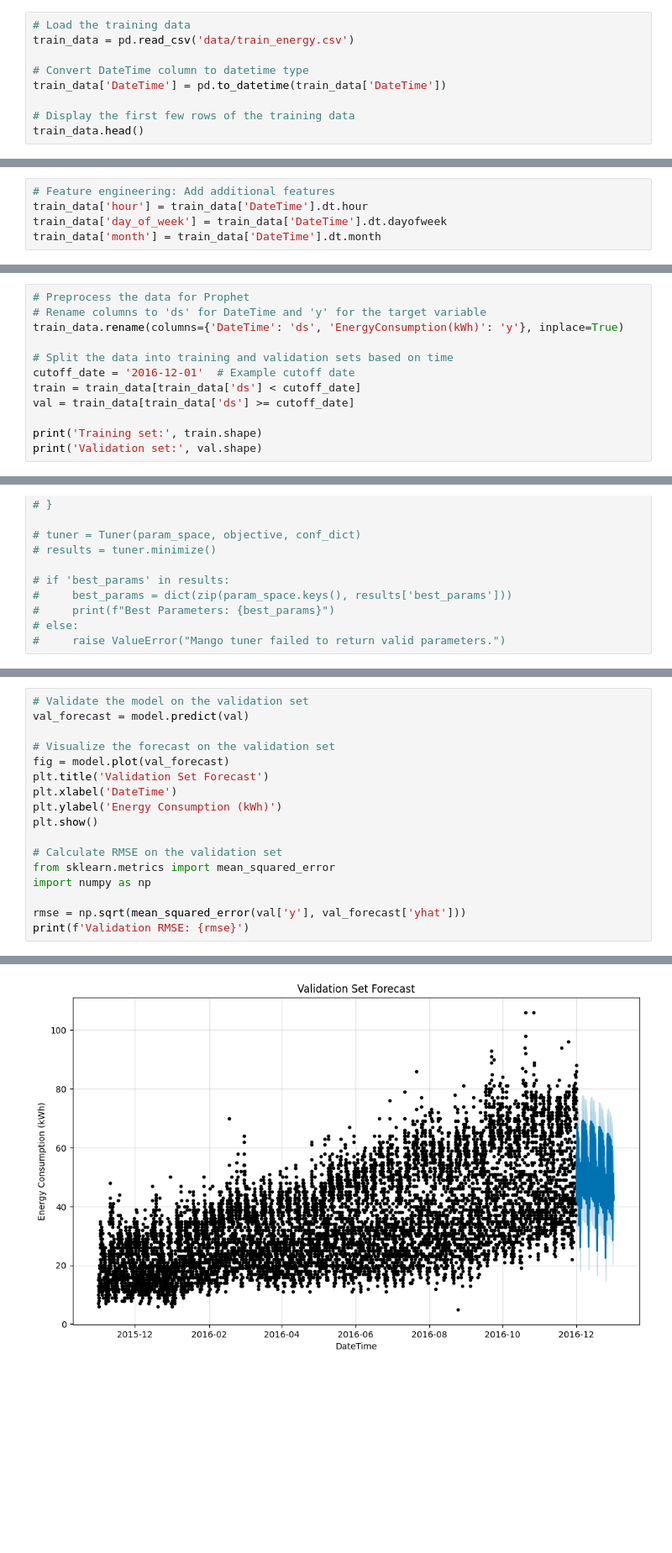
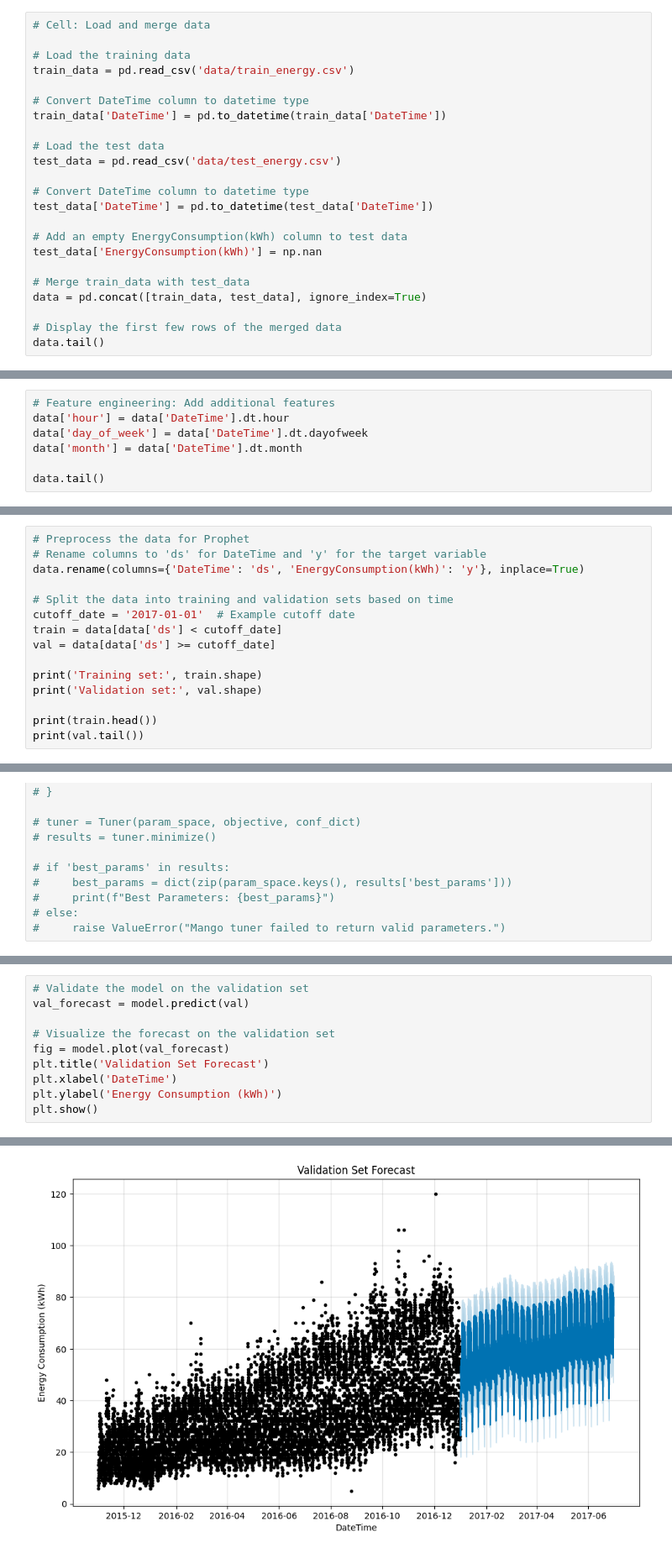
Before and after one commit to Adel2411/energy-consumption-prediction, a Jupyter notebook: prophet_model.ipynb, the cells around one changed output, grey strips where cells are left out. Shown at 84% size. Cells and saved outputs as stored; diff of their text form; blank space fills up the shorter version.

```diff
--- a/prophet_model.ipynb
+++ b/prophet_model.ipynb
@@ -8,13 +8,27 @@ from sklearn.metrics import mean_squared_error
 from mango import scheduler, Tuner
 from scipy.stats import uniform
 # %%
+# Cell: Load and merge data
+
 # Load the training data
 train_data = pd.read_csv('data/train_energy.csv')
 
 # Convert DateTime column to datetime type
 train_data['DateTime'] = pd.to_datetime(train_data['DateTime'])
 
-# Display the first few rows of the training data
-train_data.head()
+# Load the test data
+test_data = pd.read_csv('data/test_energy.csv')
+
+# Convert DateTime column to datetime type
+test_data['DateTime'] = pd.to_datetime(test_data['DateTime'])
+
+# Add an empty EnergyConsumption(kWh) column to test data
+test_data['EnergyConsumption(kWh)'] = np.nan
+
+# Merge train_data with test_data
+data = pd.concat([train_data, test_data], ignore_index=True)
+
+# Display the first few rows of the merged data
+data.tail()
 # %% [output]
 |  | DateTime | EnergyConsumption(kWh) |
@@ -26,5 +40,7 @@ train_data.head()
 # %%
 # Feature engineering: Add additional features
-train_data['hour'] = train_data['DateTime'].dt.hour
-train_data['day_of_week'] = train_data['DateTime'].dt.dayofweek
-train_data['month'] = train_data['DateTime'].dt.month
+data['hour'] = data['DateTime'].dt.hour
+data['day_of_week'] = data['DateTime'].dt.dayofweek
+data['month'] = data['DateTime'].dt.month
+
+data.tail()
@@ -31,13 +54,16 @@ train_data['month'] = train_data['DateTime'].dt.month
 # %%
 # Preprocess the data for Prophet
 # Rename columns to 'ds' for DateTime and 'y' for the target variable
-train_data.rename(columns={'DateTime': 'ds', 'EnergyConsumption(kWh)': 'y'}, inplace=True)
+data.rename(columns={'DateTime': 'ds', 'EnergyConsumption(kWh)': 'y'}, inplace=True)
 
 # Split the data into training and validation sets based on time
-cutoff_date = '2016-12-01'  # Example cutoff date
-train = train_data[train_data['ds'] < cutoff_date]
-val = train_data[train_data['ds'] >= cutoff_date]
+cutoff_date = '2017-01-01'  # Example cutoff date
+train = data[data['ds'] < cutoff_date]
+val = data[data['ds'] >= cutoff_date]
 
 print('Training set:', train.shape)
 print('Validation set:', val.shape)
+
+print(train.head())
+print(val.tail())
 # %% [output]
@@ -155,11 +193,4 @@ plt.title('Validation Set Forecast')
 plt.xlabel('DateTime')
 plt.ylabel('Energy Consumption (kWh)')
 plt.show()
-
-# Calculate RMSE on the validation set
-from sklearn.metrics import mean_squared_error
-import numpy as np
-
-rmse = np.sqrt(mean_squared_error(val['y'], val_forecast['yhat']))
-print(f'Validation RMSE: {rmse}')
 # %% [output]
@@ -166 +198 @@ print(f'Validation RMSE: {rmse}')
-[figure, old version]
+[figure, new version]
```
Also changed, not shown: parts of 8 cells of this notebook, 4 other files.
